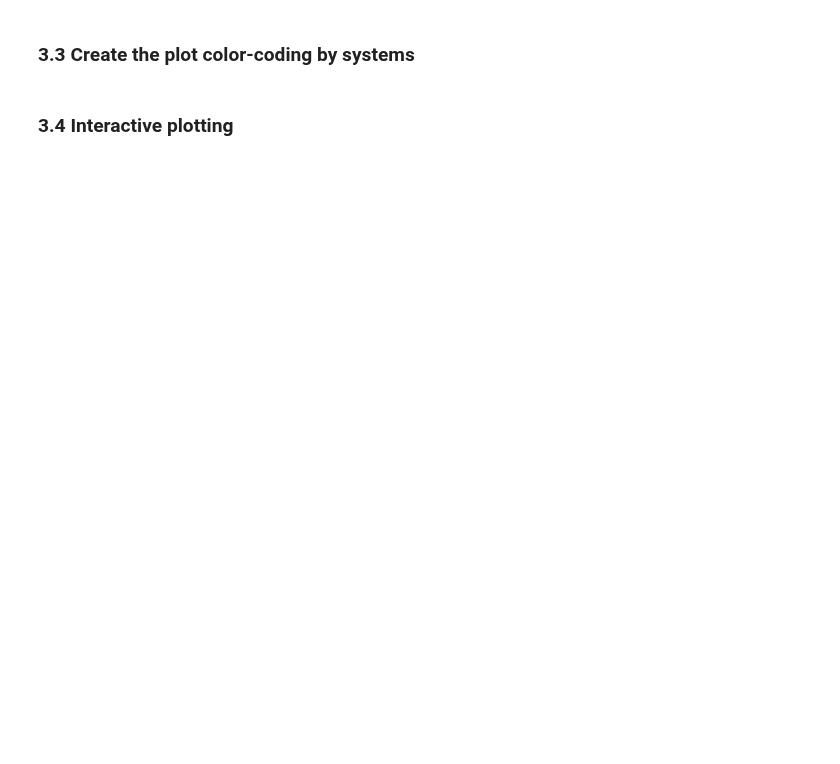
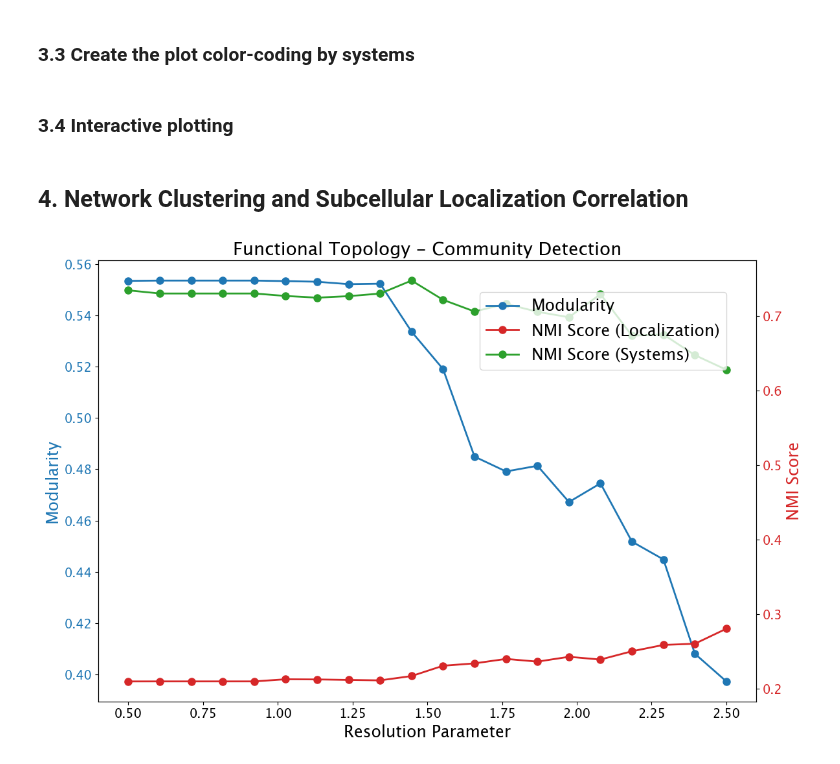
Before and after one commit to pablodig/secRecon-Secretory-Pathway-Reconstruction, a Jupyter notebook: Network_visualization.ipynb, the cells around one changed output. Drawn from its saved outputs; the diff is of its cells as text; code cells hidden in the pictures; blank space fills up the shorter version.

Commit message:
Update on community analysis

```diff
--- a/Network_visualization.ipynb
+++ b/Network_visualization.ipynb
@@ -81,6 +81,9 @@ gene_dict = {}
 secrecon = secrecon.fillna('')
 for index, row in secrecon.iterrows():
     gene = row['GENE SYMBOL']
+
+    # Add functional description
+    description = row['Function']
 
     # Add processes
     generic_processes = row[['Process 1', 'Process 2', 'Process 3', 'Process 4', 'Process 5',
@@ -128,7 +131,8 @@ for index, row in secrecon.iterrows():
         complexes = row['MOUSE PROTEIN COMPLEX'].split('; ')
 
     # Integrate all the information into gene_dict
-    gene_dict[gene] = {'systems': systems_list,
+    gene_dict[gene] = {'description': description,
+                       'systems': systems_list,
                        'subsystems': subsystems_list,
                        'processes': processes_list,
                        'subprocesses': subprocesses_list,
@@ -719,3 +703,5 @@ fig.update_layout(
 
 # Display the figure or save to an HTML file
 plot(fig, filename='Network/network_graph_interactive.html', auto_open=False)
+# %% [markdown]
+## 4. Network Clustering and Subcellular Localization Correlation
@@ -721,0 +797,39 @@ plot(fig, filename='Network/network_graph_interactive.html', auto_open=False)
+# %%
+# -----------------------------
+# Step 3: Plot the elbow plot
+# -----------------------------
+
+# Plotting the elbow plot
+fig, ax1 = plt.subplots(figsize=(12, 8))
+
+# Plot modularity scores
+color = 'tab:blue'
+ax1.set_xlabel('Resolution Parameter', fontsize=18)
+ax1.set_ylabel('Modularity', color=color, fontsize=18)
+ax1.plot(resolutions, modularity_scores, '-o', color=color, label='Modularity', linewidth=2, markersize=8)
+ax1.tick_params(axis='y', labelcolor=color, labelsize=14)
+ax1.tick_params(axis='x', labelsize=14)
+ax1.set_title('Functional Topology - Community Detection', fontsize=20)
+
+# Create a second y-axis for NMI scores (subcellular localization)
+ax2 = ax1.twinx()  # instantiate a second axes that shares the same x-axis
+color = 'tab:red'
+ax2.set_ylabel('NMI Score', color=color, fontsize=18)  # we already handled the x-label with ax1
+ax2.plot(resolutions, nmi_scores_localization, '-o', color=color, label='NMI Score (Localization)', linewidth=2, markersize=8)
+ax2.tick_params(axis='y', labelcolor=color, labelsize=14)
+
+# Plot NMI scores (systems) on the same second y-axis with a different color
+color = 'tab:green'
+ax2.plot(resolutions, nmi_scores_systems, '-o', color=color, label='NMI Score (Systems)', linewidth=2, markersize=8)
+
+# Add legend to differentiate the lines
+fig.legend(loc='upper right', bbox_to_anchor=(0.9, 0.9), fontsize=18)
+
+# Show the plot
+fig.tight_layout()  # to make sure everything fits nicely
+
+plt.savefig('Plots/elbow_funcontology.svg', format='svg', dpi=300, bbox_inches='tight')
+
+plt.show()
+# %% [output]
+[figure, added]
```
Also changed, not shown: parts of 21 cells of this notebook, 11 other files.
